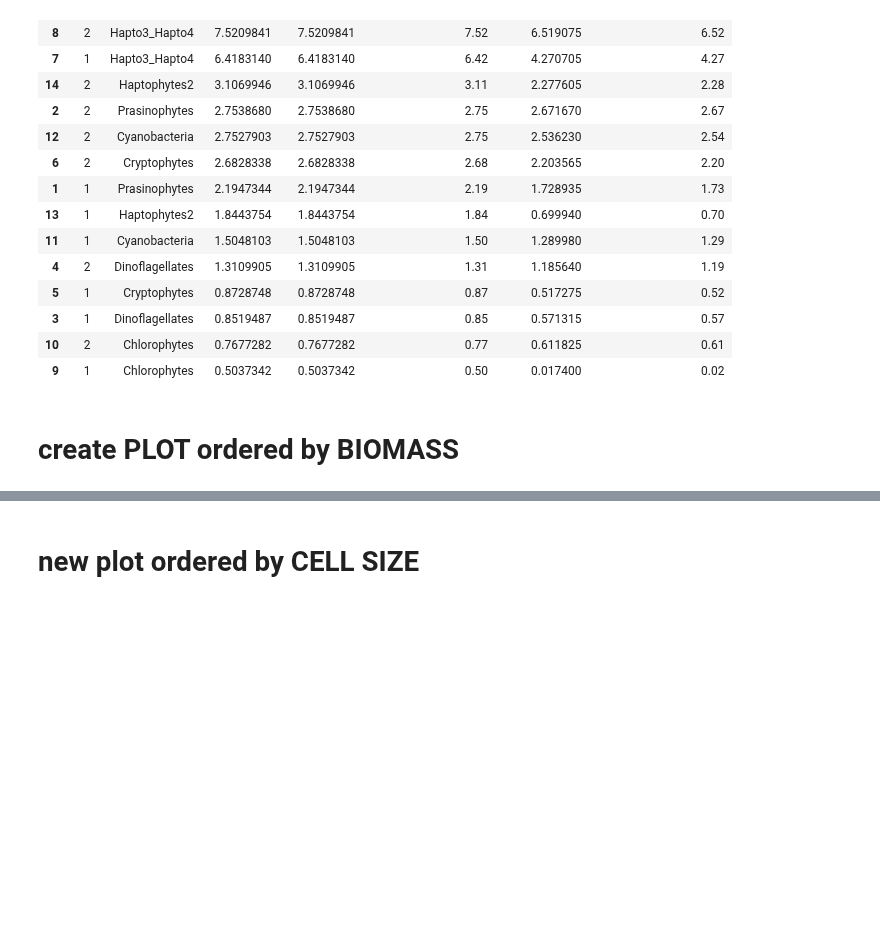
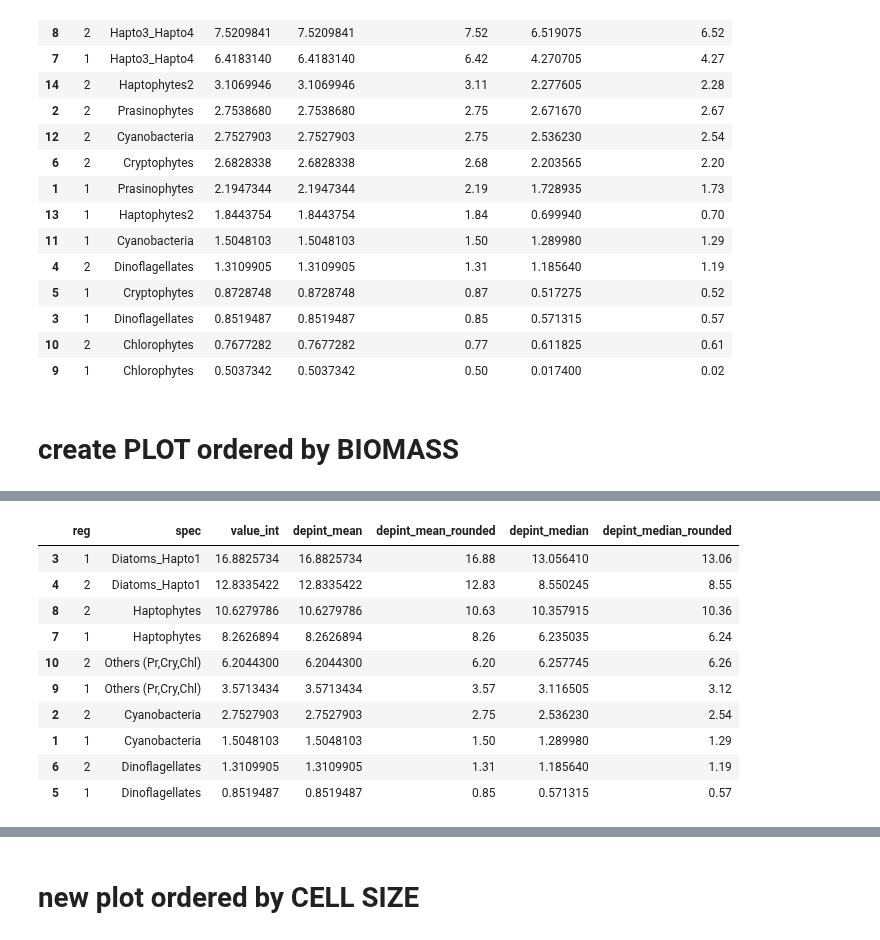
Before and after one commit to ben1post/BennyPhD, a Jupyter notebook: CaRiaco/RegimeShiftNotebooks/HPLC_Pinckney/PLOT_FunctionalGroupBOXPLOT.R.ipynb, the cells around one changed output, grey strips where cells are left out. Cells and saved outputs as stored; diff of their text form; code cells hidden in the pictures; blank space fills up the shorter version.

```diff
--- a/CaRiaco/RegimeShiftNotebooks/HPLC_Pinckney/PLOT_FunctionalGroupBOXPLOT.R.ipynb
+++ b/CaRiaco/RegimeShiftNotebooks/HPLC_Pinckney/PLOT_FunctionalGroupBOXPLOT.R.ipynb
@@ -257,0 +310,9 @@ ggsave("functypecomp.pdf", width = 10, height = 5)
+# %%
+Other2_int_part1 <- merge(Pr2_int, Cry2_int, by="date")
+Other2_int <- merge(Other2_int_part1, Chl2_int, by="date")
+
+Other2_int$value_int <- Other2_int$value_int.x + Other2_int$value_int.y + Other2_int$value_int
+Other2_int$reg <- Other2_int$reg.x
+Other2_int$spec <- "Others (Pr,Cry,Chl)"
+
+head(Other2_int)
@@ -257,0 +327,3 @@ ggsave("functypecomp.pdf", width = 10, height = 5)
+# %%
+NewComb_FT_ALL <- bind_rows(Di1_int,Di2_int, Hapto1_int, Hapto2_int, Cy1_int,Cy2_int, Dino1_int,Dino2_int, Other1_int, Other2_int)
+head(NewComb_FT_ALL)
@@ -257,0 +385,20 @@ ggsave("functypecomp.pdf", width = 10, height = 5)
+# %%
+# now check for biomass ranking of all types:
+NewComb_FT_means[order(NewComb_FT_means$depint_mean, decreasing = T),]
+
+NewComb_FT_means_sum <- NewComb_FT_means %>%
+    group_by(spec) %>%
+    summarise(meansum = sum(depint_mean)) %>%
+    arrange(desc(meansum))
+# %% [output]
+|  | reg | spec | value_int | depint_mean | depint_mean_rounded | depint_median | depint_median_rounded |
+| 3 | 1 | Diatoms_Hapto1 | 16.8825734 | 16.8825734 | 16.88 | 13.056410 | 13.06 |
+| 4 | 2 | Diatoms_Hapto1 | 12.8335422 | 12.8335422 | 12.83 | 8.550245 | 8.55 |
+| 8 | 2 | Haptophytes | 10.6279786 | 10.6279786 | 10.63 | 10.357915 | 10.36 |
+| 7 | 1 | Haptophytes | 8.2626894 | 8.2626894 | 8.26 | 6.235035 | 6.24 |
+| 10 | 2 | Others (Pr,Cry,Chl) | 6.2044300 | 6.2044300 | 6.20 | 6.257745 | 6.26 |
+| 9 | 1 | Others (Pr,Cry,Chl) | 3.5713434 | 3.5713434 | 3.57 | 3.116505 | 3.12 |
+| 2 | 2 | Cyanobacteria | 2.7527903 | 2.7527903 | 2.75 | 2.536230 | 2.54 |
+| 1 | 1 | Cyanobacteria | 1.5048103 | 1.5048103 | 1.50 | 1.289980 | 1.29 |
+| 6 | 2 | Dinoflagellates | 1.3109905 | 1.3109905 | 1.31 | 1.185640 | 1.19 |
+| 5 | 1 | Dinoflagellates | 0.8519487 | 0.8519487 | 0.85 | 0.571315 | 0.57 |
```
Also changed, not shown: parts of 20 cells of this notebook, 20 other files.
